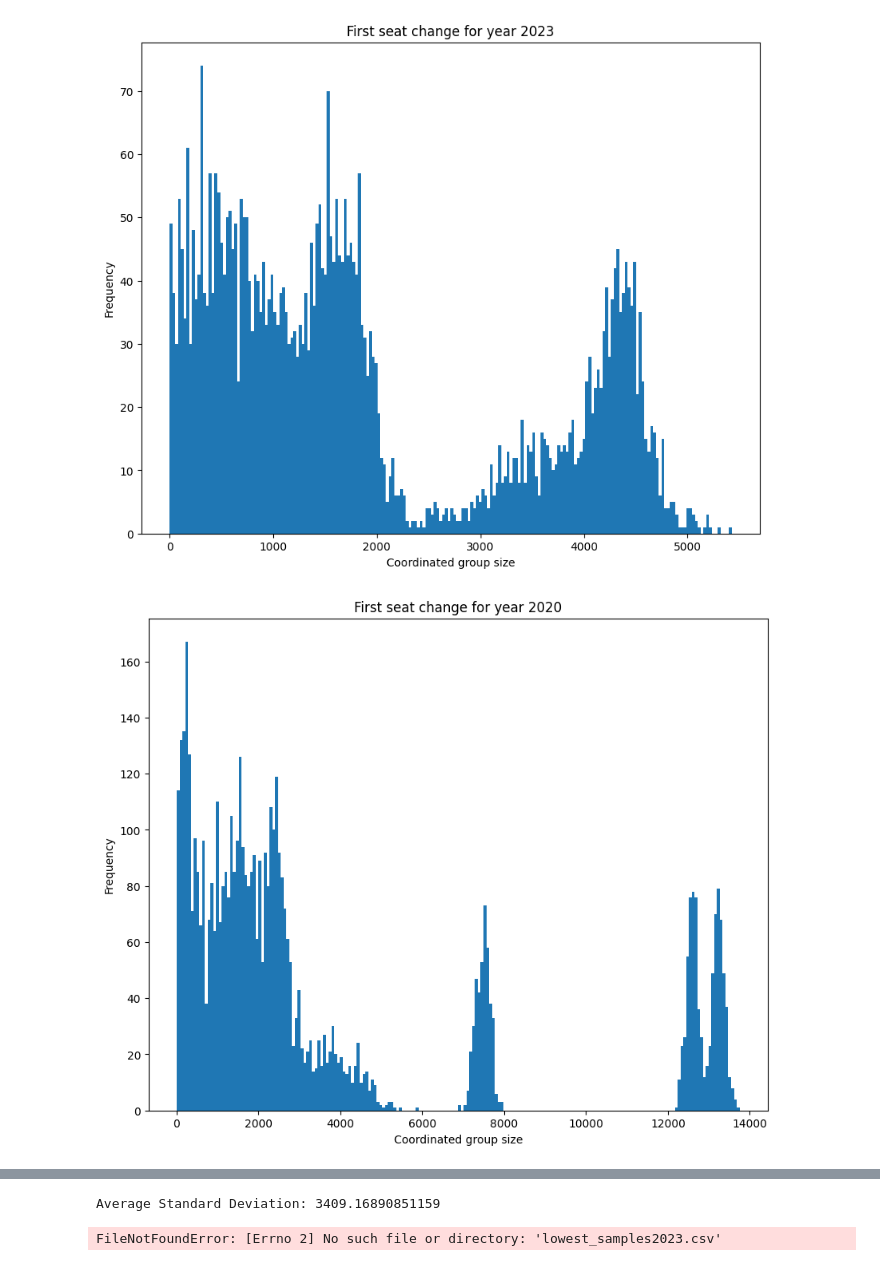
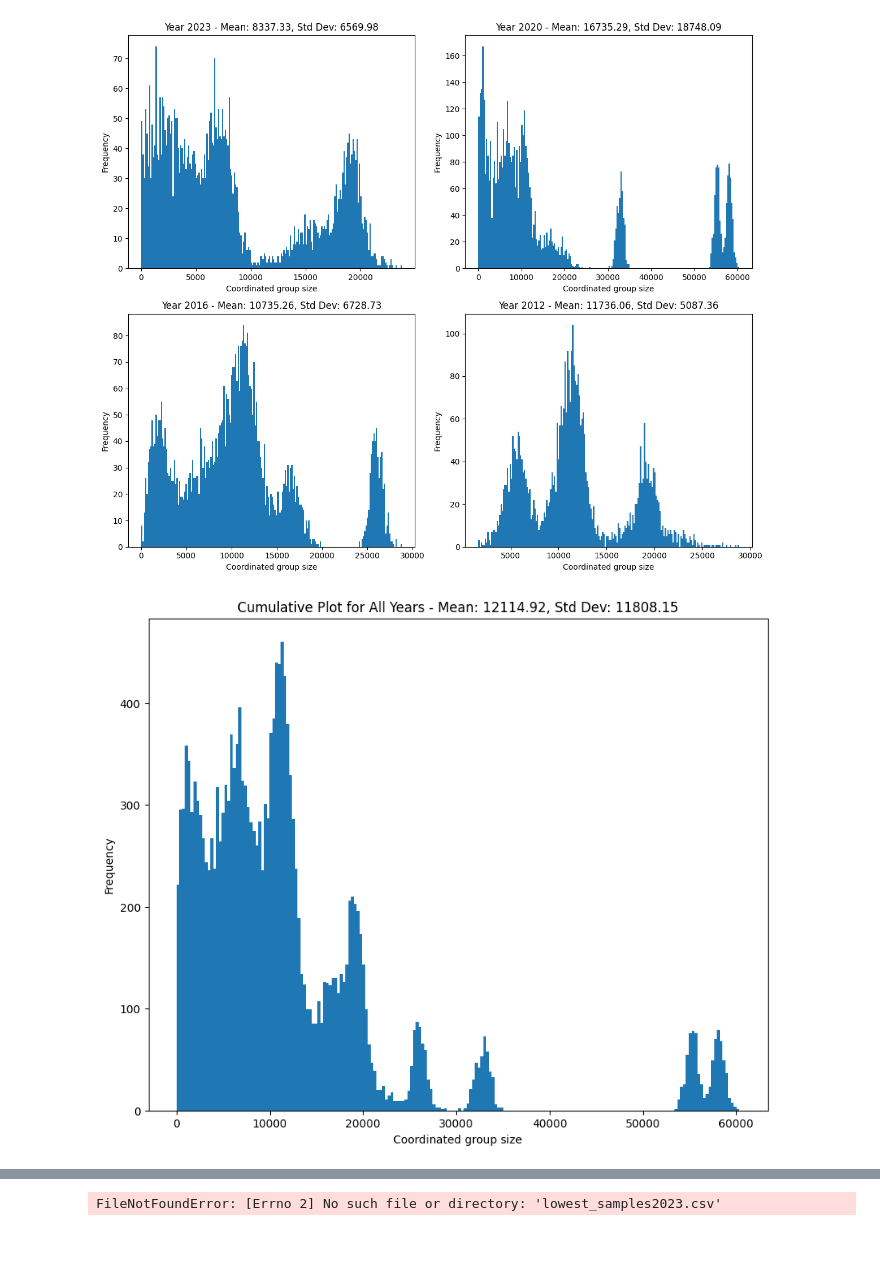
Before and after one commit to JnKamas/bc-praca, a Jupyter notebook: first_ch.ipynb, the cells around one changed output, grey strips where cells are left out. Drawn from its saved outputs; the diff is of its cells as text; code cells hidden in the pictures.

Commit message:
lowest samples mid work backup

```diff
--- a/first_ch.ipynb
+++ b/first_ch.ipynb
@@ -1,55 +60,56 @@
 # %%
-import pandas as pd
-import matplotlib.pyplot as plt
-import numpy as np
+years = ["2023", "2020", "2016", "2012"]
 
-# List of years to generate plots for
-years = ["2023", "2020", "2016", "2012", "2010", "2006", "2002", "1998", "1994"]
-
-# Create a new figure for cumulative plot
 cumulative_data = []
 
-# Loop through each year and create a separate figure
-std_devs = []  # To store standard deviations for each year
+fig, axs = plt.subplots(2, 2, figsize=(12, 10))
 
-for year in years:
-    # Create a new figure for individual plots
-    plt.figure(figsize=(10, 8))
+axs = axs.ravel()
 
+# Loop through each year to create plots in a 2x2 grid
+for i, year in enumerate(years):
     # Read the CSV data for the given year
     df = pd.read_csv(f'./lowest_samples/lowest_samples{year}.csv', header=0)
+    df["lowest_samples"] = df["lowest_samples"] * (4388872 / 1000000)
 
-    # Store the third column in the cumulative_data
+    # Extract the data for the cumulative plot
     cumulative_data.extend(df.iloc[:, 2])
 
-    # Calculate the standard deviation and add to the list
+    # Calculate mean and standard deviation
+    mean_value = np.mean(df.iloc[:, 2])
     std_dev = np.std(df.iloc[:, 2])
-    std_devs.append(std_dev)
 
-    # Plot the histogram of the third column
-    plt.hist(df.iloc[:, 2], bins=200)
+    # Plot histogram for the given year
+    axs[i].hist(df.iloc[:, 2], bins=200)
 
-    # Set the x and y labels and the title
-    plt.xlabel('Coordinated group size')
-    plt.ylabel('Frequency')
-    plt.title(f'First seat change for year {year}')
+    # Set labels and title
+    axs[i].set_xlabel('Coordinated group size')
+    axs[i].set_ylabel('Frequency')
+    axs[i].set_title(f'Year {year} - Mean: {mean_value:.2f}, Std Dev: {std_dev:.2f}')
 
-    # Display the plot
-    plt.show()
+# Hide the extra subplot if there are fewer than 4 plots
+for j in range(i + 1, 4):
+    axs[j].axis('off')
 
-# Create a new figure for the cumulative plot
+# Display the 2x2 grid plot
+plt.tight_layout()  # Adjust subplot spacing for better visibility
+plt.show()
+
+# Create a new plot for the cumulative data
 plt.figure(figsize=(10, 8))
-
-# Plot the histogram for cumulative data
 plt.hist(cumulative_data, bins=200)
 plt.xlabel('Coordinated group size')
 plt.ylabel('Frequency')
-plt.title('Cumulative Plot for All Years')
+
+# Calculate mean and standard deviation for cumulative data
+cumulative_mean = np.mean(cumulative_data)
+cumulative_std_dev = np.std(cumulative_data)
+
+# Set title with cumulative mean and standard deviation
+plt.title(f'Cumulative Plot for All Years - Mean: {cumulative_mean:.2f}, Std Dev: {cumulative_std_dev:.2f}')
+
+# Display the cumulative plot
 plt.show()
-
-# Calculate the average standard deviation
-avg_std_dev = np.mean(std_devs)
-print("Average Standard Deviation:", avg_std_dev)
 # %% [output]
-[figure, old version]
+[figure, new version]
-[figure, old version]
+[figure, new version]
@@ -64,2 +116 @@ print("Average Standard Deviation:", avg_std_dev)
-Average Standard Deviation: 3409.16890851159
 # %%
```
Also changed, not shown: parts of 4 cells of this notebook, 10 other files.
